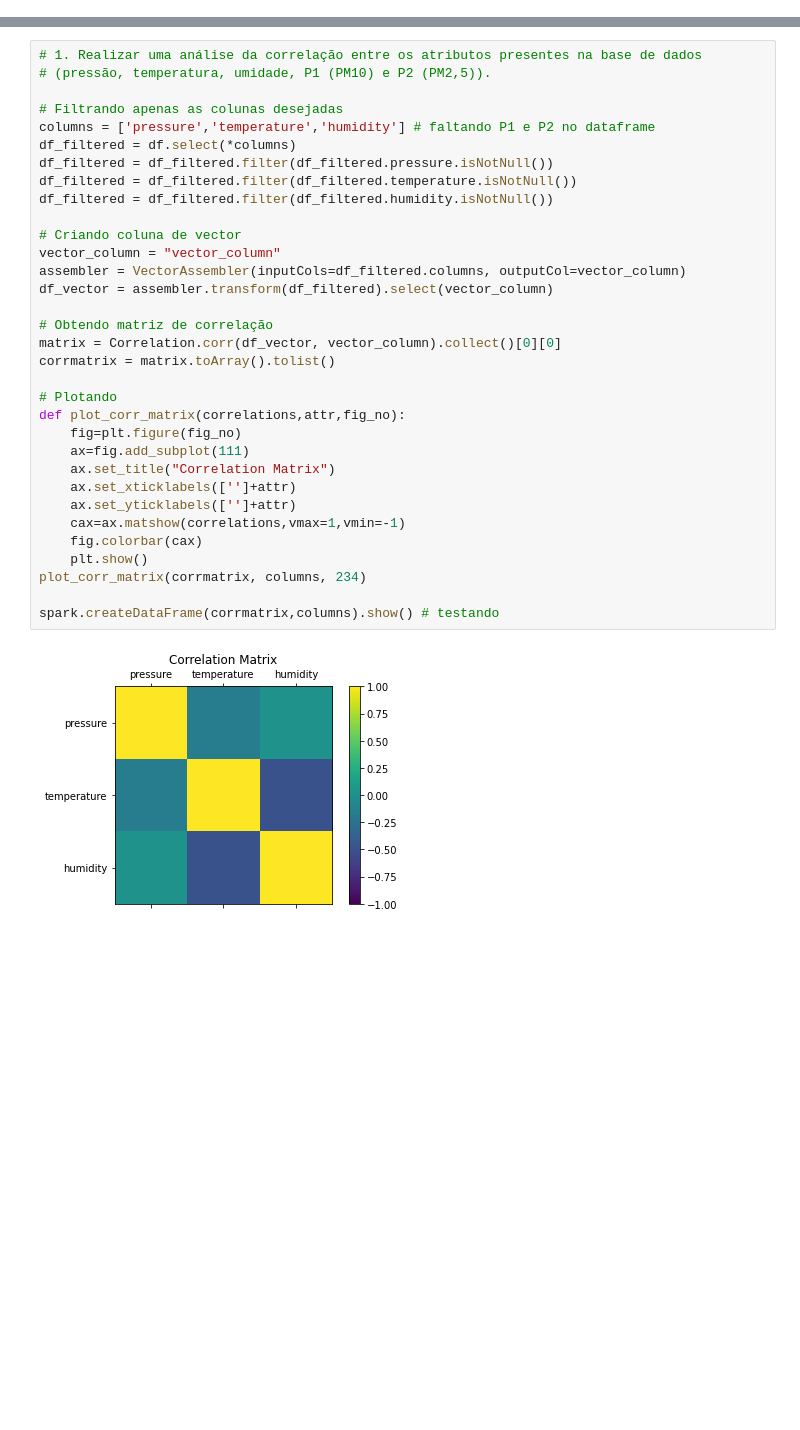
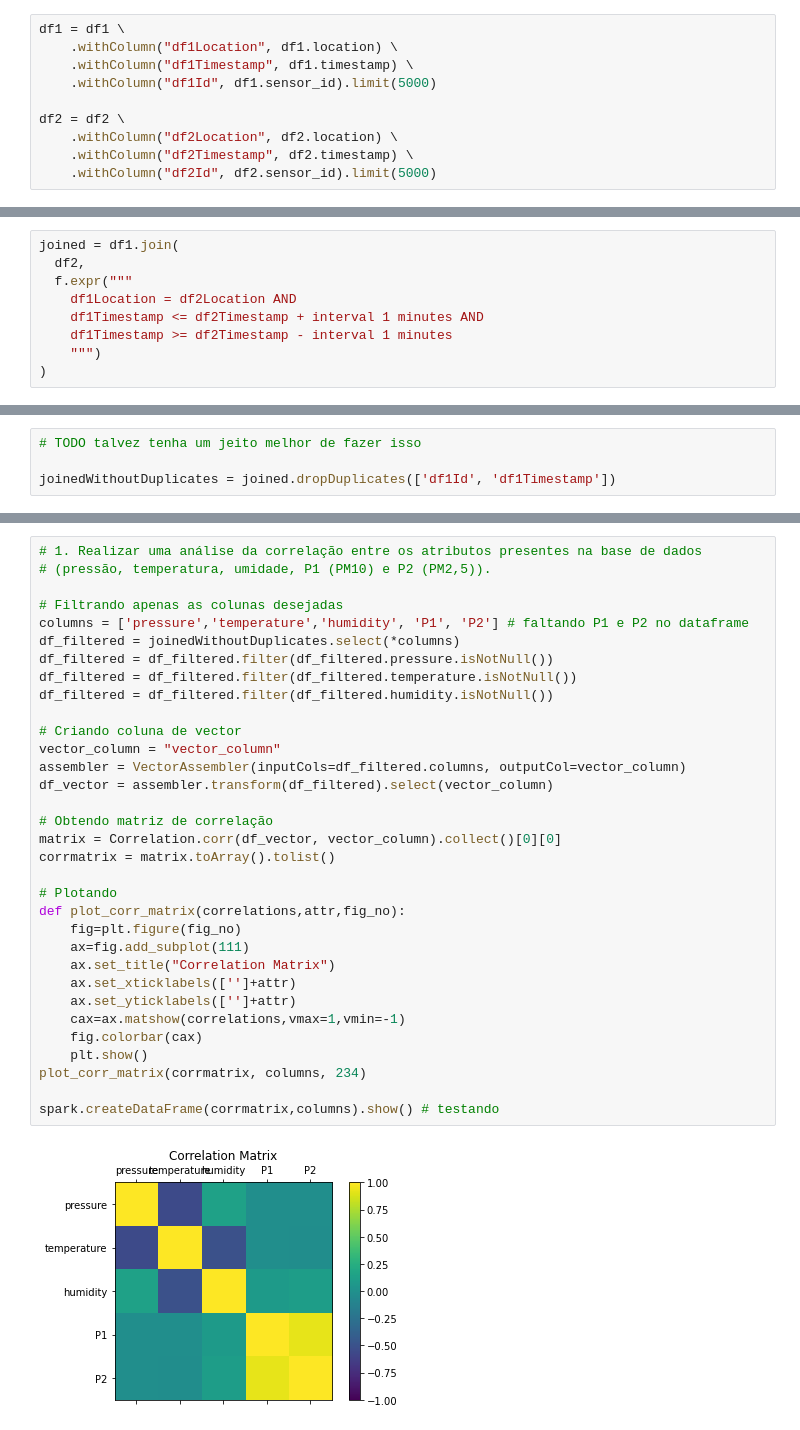
Before and after one commit to jeangeorge/sofia-air-quality-analysis, a Jupyter notebook: tp.ipynb, the cells around one changed output, grey strips where cells are left out. Drawn from its saved outputs; the diff is of its cells as text; blank space fills up the shorter version.

```diff
--- a/tp.ipynb
+++ b/tp.ipynb
@@ -116,0 +42,10 @@ only showing top 20 rows
+# %%
+df1 = df1 \
+    .withColumn("df1Location", df1.location) \
+    .withColumn("df1Timestamp", df1.timestamp) \
+    .withColumn("df1Id", df1.sensor_id).limit(5000)
+
+df2 = df2 \
+    .withColumn("df2Location", df2.location) \
+    .withColumn("df2Timestamp", df2.timestamp) \
+    .withColumn("df2Id", df2.sensor_id).limit(5000)
@@ -116,0 +60,9 @@ only showing top 20 rows
+# %%
+joined = df1.join(
+  df2,
+  f.expr("""
+    df1Location = df2Location AND
+    df1Timestamp <= df2Timestamp + interval 1 minutes AND
+    df1Timestamp >= df2Timestamp - interval 1 minutes
+    """)
+)
@@ -116,0 +73,4 @@ only showing top 20 rows
+# %%
+# TODO talvez tenha um jeito melhor de fazer isso
+
+joinedWithoutDuplicates = joined.dropDuplicates(['df1Id', 'df1Timestamp'])
@@ -119,33 +152,33 @@ only showing top 20 rows
 # (pressão, temperatura, umidade, P1 (PM10) e P2 (PM2,5)).
 
 # Filtrando apenas as colunas desejadas
-columns = ['pressure','temperature','humidity'] # faltando P1 e P2 no dataframe
-df_filtered = df.select(*columns)
+columns = ['pressure','temperature','humidity', 'P1', 'P2'] # faltando P1 e P2 no dataframe
+df_filtered = joinedWithoutDuplicates.select(*columns)
 df_filtered = df_filtered.filter(df_filtered.pressure.isNotNull())
 df_filtered = df_filtered.filter(df_filtered.temperature.isNotNull())
 df_filtered = df_filtered.filter(df_filtered.humidity.isNotNull())
 
 # Criando coluna de vector
 vector_column = "vector_column"
 assembler = VectorAssembler(inputCols=df_filtered.columns, outputCol=vector_column)
 df_vector = assembler.transform(df_filtered).select(vector_column)
 
 # Obtendo matriz de correlação
 matrix = Correlation.corr(df_vector, vector_column).collect()[0][0]
 corrmatrix = matrix.toArray().tolist()
 
 # Plotando
 def plot_corr_matrix(correlations,attr,fig_no):
     fig=plt.figure(fig_no)
     ax=fig.add_subplot(111)
     ax.set_title("Correlation Matrix")
     ax.set_xticklabels(['']+attr)
     ax.set_yticklabels(['']+attr)
     cax=ax.matshow(correlations,vmax=1,vmin=-1)
     fig.colorbar(cax)
     plt.show()
 plot_corr_matrix(corrmatrix, columns, 234)
 
 spark.createDataFrame(corrmatrix,columns).show() # testando
 # %% [output]
-[figure, old version]
+[figure, new version]
```
Also changed, not shown: parts of 13 cells of this notebook, 15 other files.
